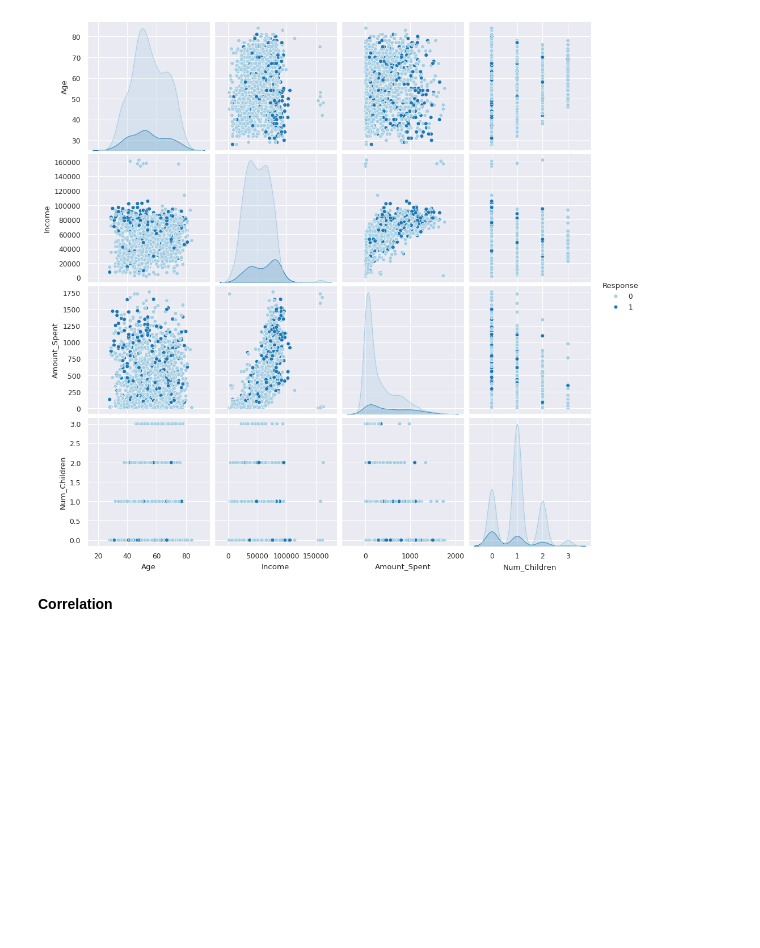
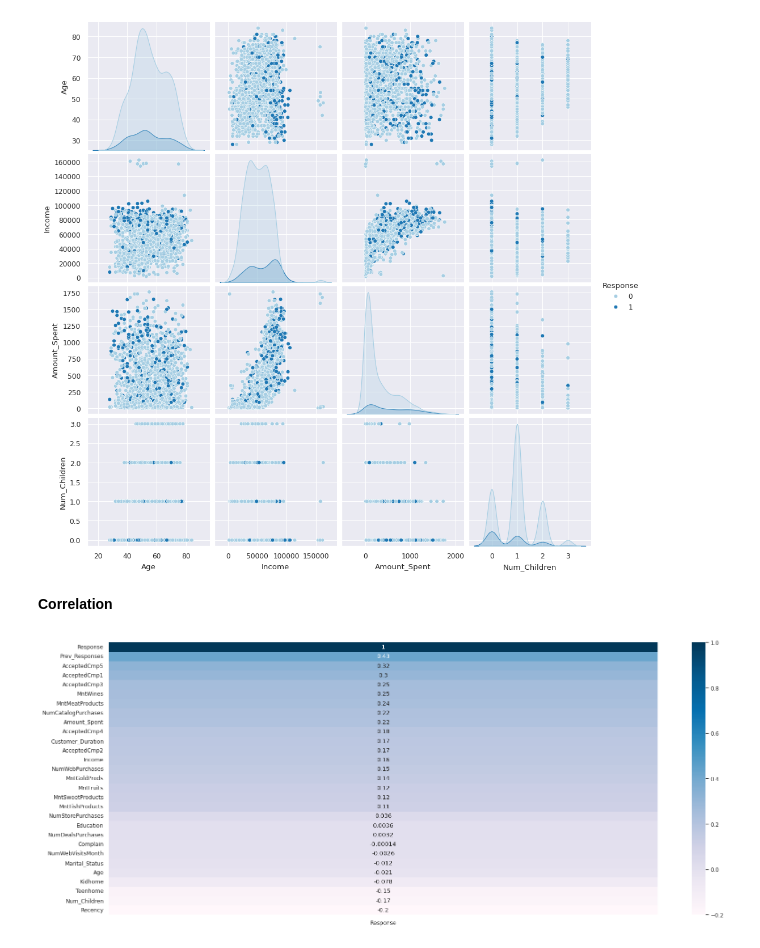
Before and after one commit to PerisN/Campaign_Marketing_Analytics, a Jupyter notebook: notebooks/customer_profile_analysis.ipynb, the cells around one changed output. Drawn from its saved outputs; the diff is of its cells as text; code cells hidden in the pictures; blank space fills up the shorter version.

```diff
--- a/notebooks/customer_profile_analysis.ipynb
+++ b/notebooks/customer_profile_analysis.ipynb
@@ -450,2 +453,7 @@ df = pd.get_dummies(df, columns=cat_cols, drop_first=True)
 # %% [markdown]
 **Correlation**
+# %%
+corr = df.corr()[["Response"]].sort_values(by="Response", ascending=False)
+sns.heatmap(corr, annot=True, cmap="PuBu");
+# %% [output]
+[figure, added]
```
Also changed, not shown: parts of 19 cells of this notebook.
